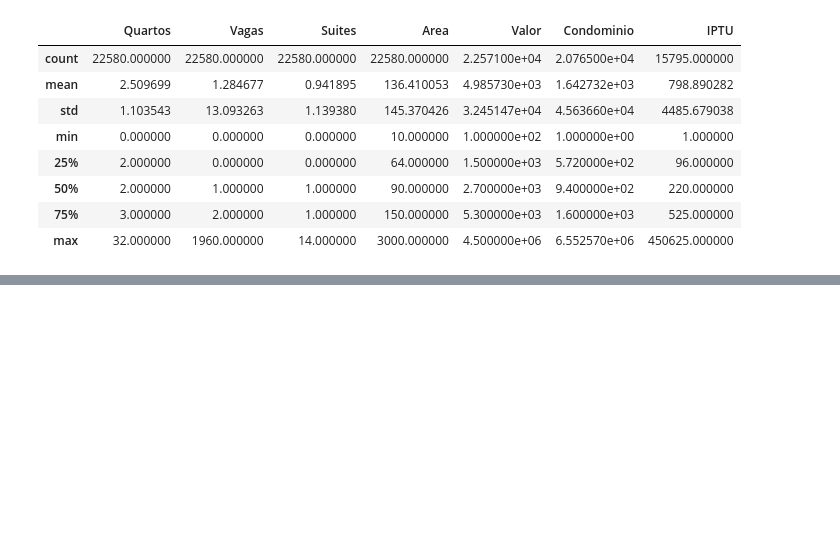
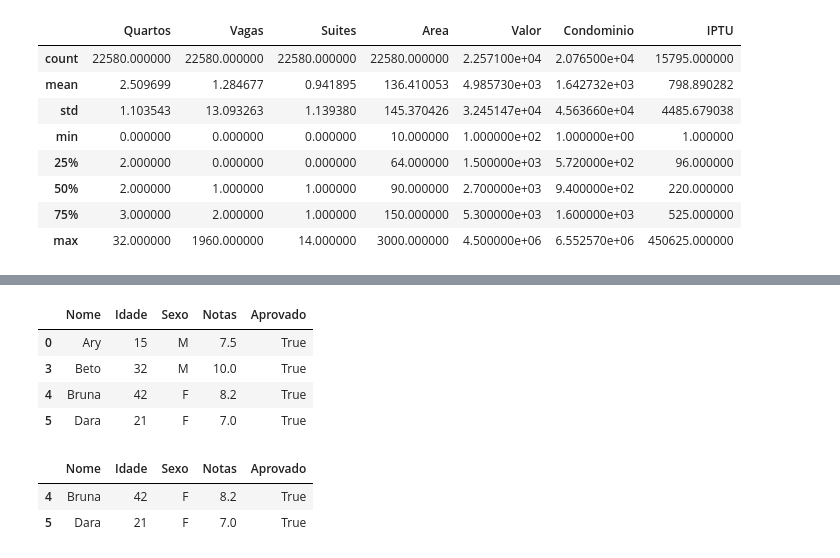
Before and after one commit to LeonardoLeiteMeira/data_science, a Jupyter notebook: pandas/base_de_dados.ipynb, the cells around one changed output, grey strips where cells are left out. Drawn from its saved outputs; the diff is of its cells as text; code cells hidden in the pictures; blank space fills up the shorter version.

```diff
--- a/pandas/base_de_dados.ipynb
+++ b/pandas/base_de_dados.ipynb
@@ -222,0 +296,16 @@ TypeError: bar_label() missing 1 required positional argument: 'container'
+# %%
+aprovados = alunos[alunos["Aprovado"] == True]
+aprovados
+# %% [output]
+|  | Nome | Idade | Sexo | Notas | Aprovado |
+| 0 | Ary | 15 | M | 7.5 | True |
+| 3 | Beto | 32 | M | 10.0 | True |
+| 4 | Bruna | 42 | F | 8.2 | True |
+| 5 | Dara | 21 | F | 7.0 | True |
+# %%
+alunas_aprovadas = alunos[(alunos["Sexo"]=="F")&(alunos["Aprovado"]==True)]
+alunas_aprovadas
+# %% [output]
+|  | Nome | Idade | Sexo | Notas | Aprovado |
+| 4 | Bruna | 42 | F | 8.2 | True |
+| 5 | Dara | 21 | F | 7.0 | True |
```
Also changed, not shown: parts of 18 cells of this notebook, 4 other files.
